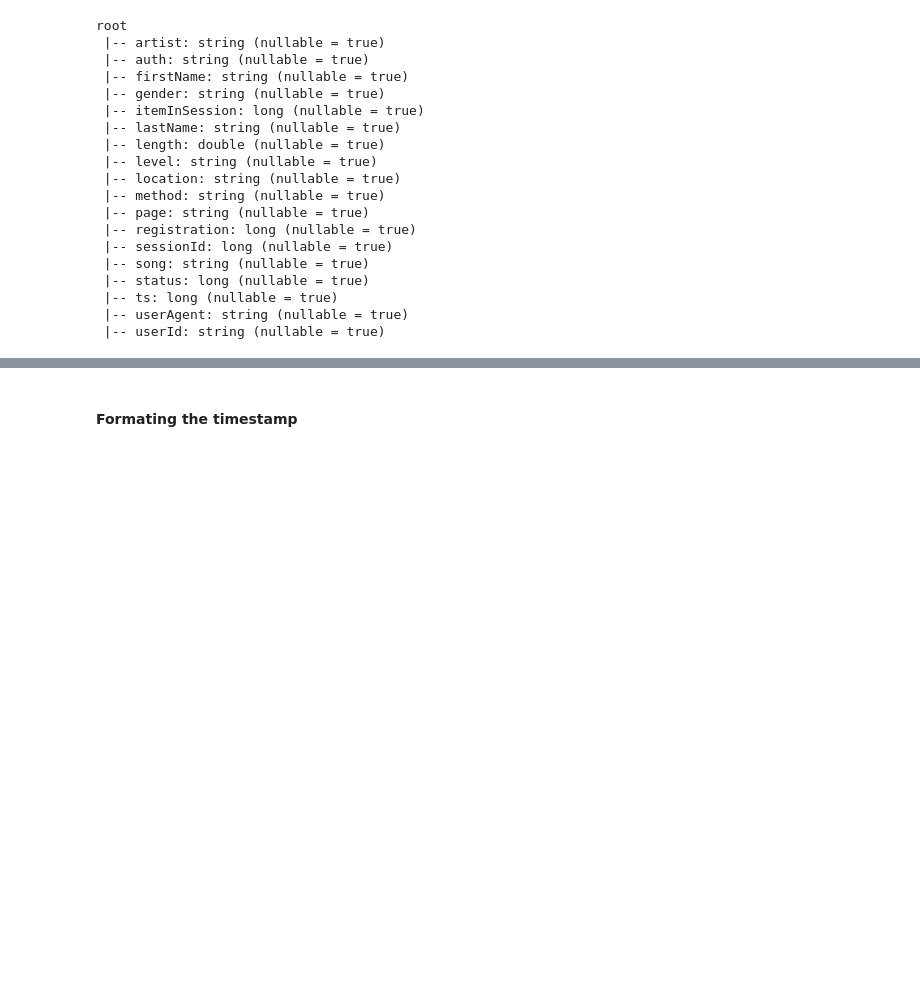
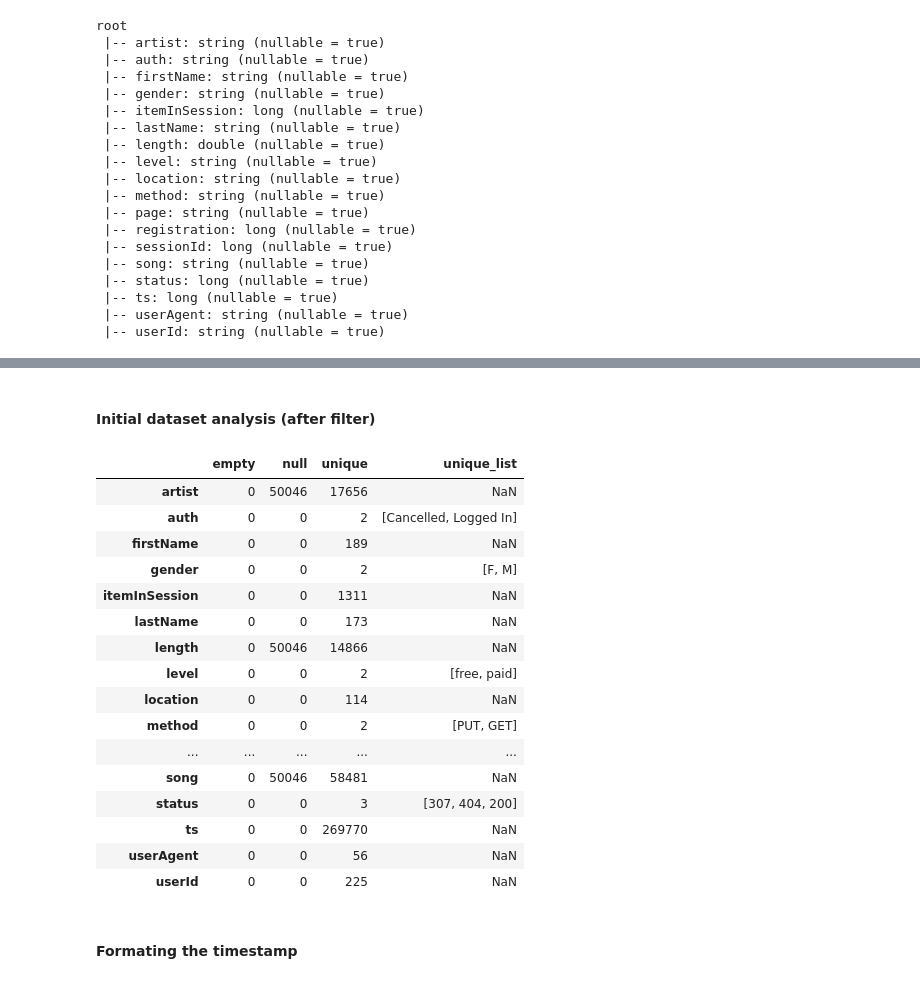
Before and after one commit to belmino15/Sparkify, a Jupyter notebook: Sparkify.ipynb, the cells around one changed output, grey strips where cells are left out. Saved outputs shown, nothing was run; the diff lists cells and outputs as text; code cells hidden in the pictures; blank space fills up the shorter version.

```diff
--- a/Sparkify.ipynb
+++ b/Sparkify.ipynb
@@ -114,6 +86,0 @@ for col in cols:
-# %%
-cols = data_churn.columns
-empty_cols = {}
-
-for col in cols:
-    empty_cols[col] = data_churn.filter(data_churn[col] == '').count()
@@ -170,3 +118,39 @@ data_churn.count()
+# %% [markdown]
+#### Initial dataset analysis (after filter)
+# %%
+table2 = {}
+
+for col in cols:
+    table2[col] = {}
+    table2[col]['unique'] = data_churn.select(col).distinct().count()
+    table2[col]['null'] = data_churn.filter(isnull(data_churn[col])).count()
+    table2[col]['empty'] = data_churn.filter(data_churn[col] == '').count()
+
+    if table2[col]['unique'] < 4:
+        table2[col]['unique_list'] = data_churn.select(col).distinct().toPandas()[col].unique()
+# %%
+import pandas as pd
+
+pd_table2 = pd.DataFrame.from_dict(table2).transpose()
+pd_table2
+# %% [output]
+|  | empty | null | unique | unique_list |
+| artist | 0 | 50046 | 17656 | NaN |
+| auth | 0 | 0 | 2 | [Cancelled, Logged In] |
+| firstName | 0 | 0 | 189 | NaN |
+| gender | 0 | 0 | 2 | [F, M] |
+| itemInSession | 0 | 0 | 1311 | NaN |
+| lastName | 0 | 0 | 173 | NaN |
+| length | 0 | 50046 | 14866 | NaN |
+| level | 0 | 0 | 2 | [free, paid] |
+| location | 0 | 0 | 114 | NaN |
+| method | 0 | 0 | 2 | [PUT, GET] |
+| ... | ... | ... | ... | ... |
+| song | 0 | 50046 | 58481 | NaN |
+| status | 0 | 0 | 3 | [307, 404, 200] |
+| ts | 0 | 0 | 269770 | NaN |
+| userAgent | 0 | 0 | 56 | NaN |
+| userId | 0 | 0 | 225 | NaN |
 # %% [markdown]
 #### Formating the timestamp
 # %%
```
Also changed, not shown: parts of 101 cells of this notebook, 1 other file.
